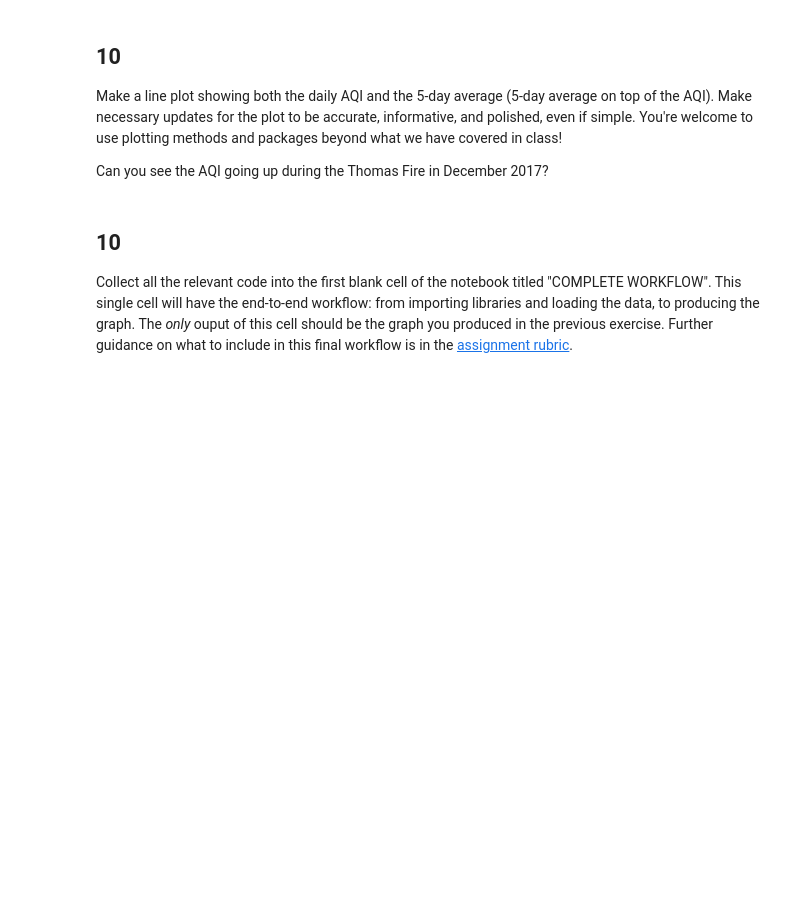
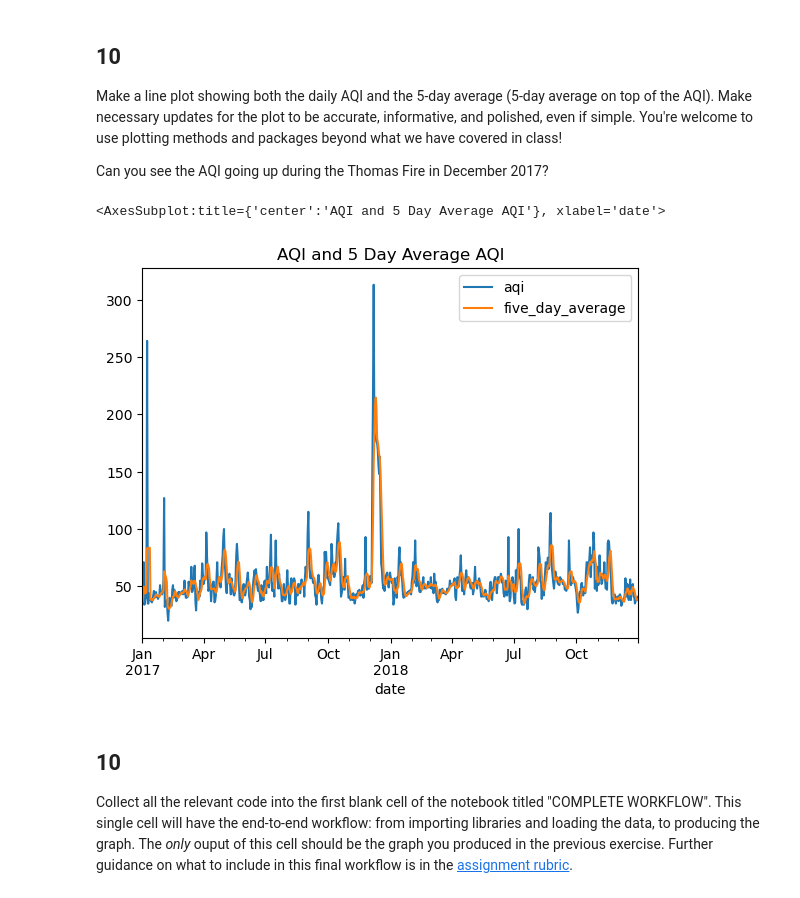
Before and after one commit to mmyiv/eds220-hwk2, a Jupyter notebook: hwk2-task3-aqi.ipynb, the cells around one changed output. Cells and saved outputs as stored; diff of their text form; code cells hidden in the pictures; blank space fills up the shorter version.

Commit message:
solve exercises 8-10 and initialize plotting

```diff
--- a/hwk2-task3-aqi.ipynb
+++ b/hwk2-task3-aqi.ipynb
@@ -250,7 +250,7 @@ In the following cell:
 2. Update the index of `aqi_sb` to be the `date` column.
 # %%
 # Update the date column type to datetime format
-aqi_sb.date = pd.to_datetime(aqi_sb['date'])
+aqi_sb['date'] = pd.to_datetime(aqi_sb['date'])
 
 # Set index to date column
 aqi_sb = aqi_sb.set_index('date')
@@ -271,5 +284,7 @@ In the next cell we will calculate an average over a [rolling window](https://pa
 Store your answer in the `rolling_average` variable. You should have two columns in your series, `date` and the averages.
 # %%
 # Calculate AQI rolling average over 5 days
-rolling_average = ...
+rolling_average = aqi_sb['aqi'].rolling('5D').mean()
+
+# Verify changes
 rolling_average
@@ -277,3 +306,9 @@ rolling_average
 ## 9
 
 Without creating any new variables, add the mean of the AQI over a 5-day rolling window as a new column named `five_day_average` to the `aqi_sb` dataframe.
+# %%
+# Add rolling average as a new column
+aqi_sb['five_day_average'] = rolling_average
+
+# Verify changes
+aqi_sb
@@ -284,6 +334,15 @@ Without creating any new variables, add the mean of the AQI over a 5-day rolling
 Make a line plot showing both the daily AQI and the 5-day average (5-day average on top of the AQI). Make necessary updates for the plot to be accurate, informative, and polished, even if simple. You're welcome to use plotting methods and packages beyond what we have covered in class!
 
 Can you see the AQI going up during the Thomas Fire in December 2017?
+# %%
+aqi_sb.plot(kind = 'line',
+            #x = 'date',
+            y = ['aqi', 'five_day_average'],
+            title = "AQI and 5 Day Average AQI"
+)
+# %% [output]
+<AxesSubplot:title={'center':'AQI and 5 Day Average AQI'}, xlabel='date'>
+[figure, added]
 # %% [markdown]
 ## 10
 
```
Also changed, not shown: parts of 4 cells of this notebook.
